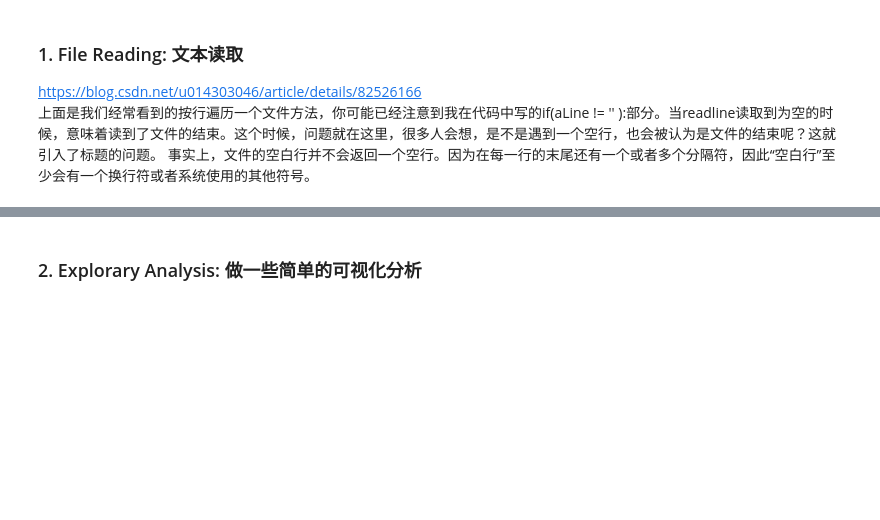
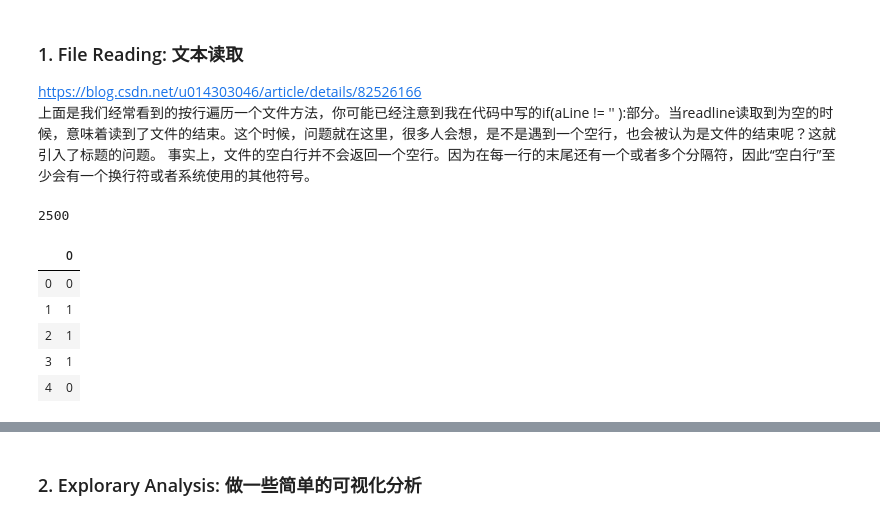
Before and after one commit to WayneMao/Machine_Learning, a Jupyter notebook: 10Emotional_analysis_system/Project3/starter_code.ipynb, the cells around one changed output, grey strips where cells are left out. Cells and saved outputs as stored; diff of their text form; code cells hidden in the pictures; blank space fills up the shorter version.

```diff
--- a/10Emotional_analysis_system/Project3/starter_code.ipynb
+++ b/10Emotional_analysis_system/Project3/starter_code.ipynb
@@ -86,3 +68,39 @@ str.find(str, beg=0, end=len(string))
+# %%
+# test_comb_file 的处理, 需要额外提取 labels
+def test_file(filepath):
+    comments = []
+    labels = []
+    with open(filepath) as fp:
+        for line in fp:
+            s = line[:2]
+            if s == '\n':
+                continue
+            elif s == '<r':
+                num = line.find("label")
+                label = line[num+7]
+                labels.append(label)
+            elif s == '</':
+                continue
+            elif s == ' ':
+                continue
+            else:
+                line = line.strip() # 去除两边的 空 和 \n
+                comments.append(line)
+    return comments,labels
+
+# filepath  = "data/test.combined.txt"
+# test_comments,test_labels = test_file(filepath)
+# print(len(test_labels))
+# test_labels = pd.DataFrame(test_labels)
+# test_labels.head()
+# %% [output]
+2500
+|  | 0 |
+| 0 | 0 |
+| 1 | 1 |
+| 2 | 1 |
+| 3 | 1 |
+| 4 | 0 |
 # %%
 import pandas as pd
 import numpy as np
```
Also changed, not shown: parts of 5 cells of this notebook, 1 other file.
